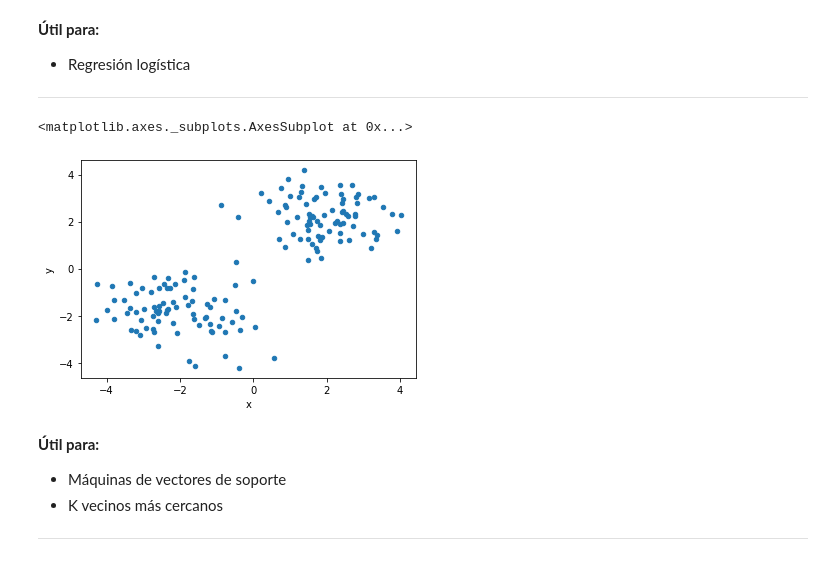
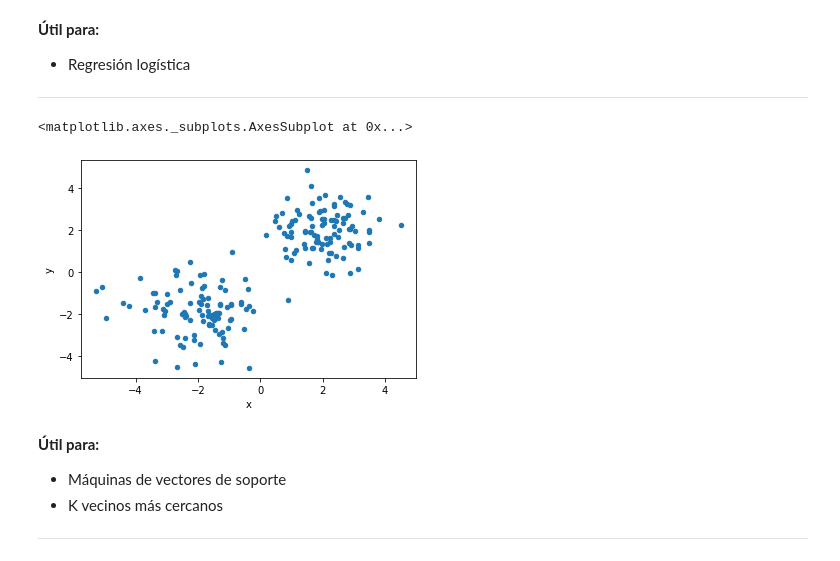
Before and after one commit to Radhe-0/Generadores, a Jupyter notebook: Generador_de_datos.ipynb, the cells around one changed output. Cells and saved outputs as stored; diff of their text form; code cells hidden in the pictures.

```diff
--- a/Generador_de_datos.ipynb
+++ b/Generador_de_datos.ipynb
@@ -154,12 +87,12 @@ data_frame.plot.scatter(x='eje x', y='eje y')
 
 ---
 # %%
-datos = DatosSVM(40)
+datos = DatosSVM(50)
 data_frame = pd.DataFrame(datos, columns=['x', 'y'])
 data_frame.plot.scatter(x='x', y='y')
 # %% [output]
 <matplotlib.axes._subplots.AxesSubplot at 0x...>
-[figure, old version]
+[figure, new version]
 # %% [markdown]
 **Útil para:**
 
```
Also changed, not shown: parts of 15 cells of this notebook.
